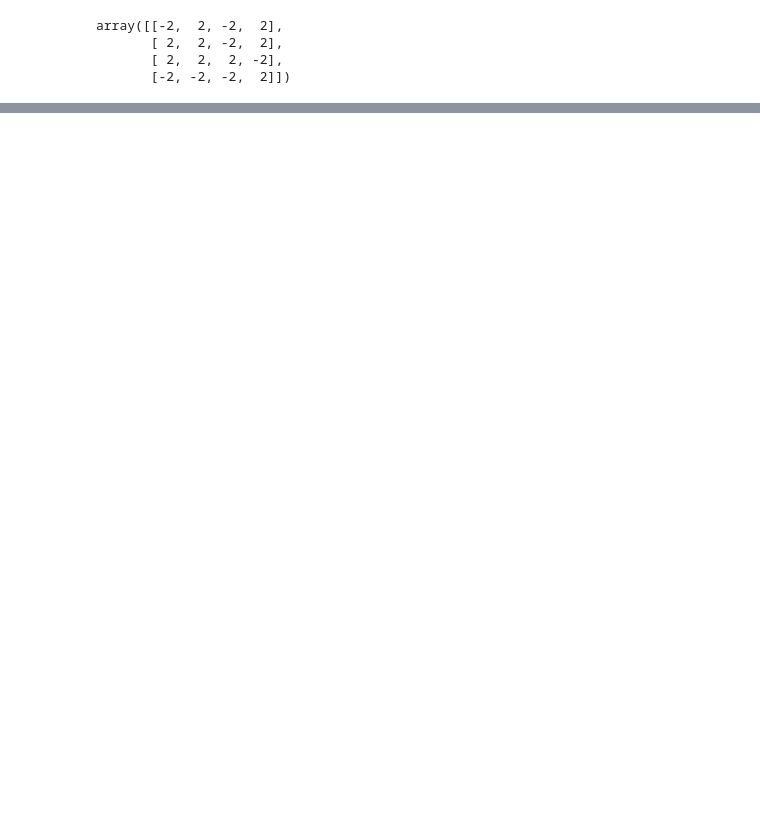
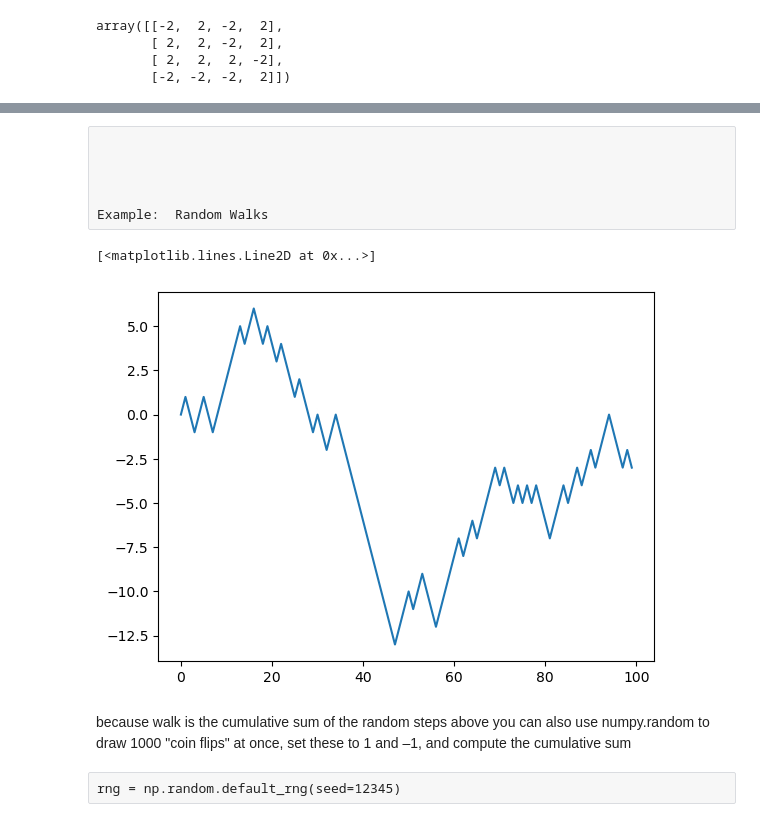
Before and after one commit to christophermccall/WesCh4-numpy, a Jupyter notebook: Chapter4WorkAlong.ipynb, the cells around one changed output, grey strips where cells are left out. Drawn from its saved outputs; the diff is of its cells as text; code cells hidden in the pictures; blank space fills up the shorter version.

```diff
--- a/Chapter4WorkAlong.ipynb
+++ b/Chapter4WorkAlong.ipynb
@@ -1184,0 +1540,24 @@ array([[-2,  2, -2,  2],
+# %% [raw]
+
+
+
+
+Example:  Random Walks
+# %%
+import random
+
+position = 0
+walk = [position]
+nsteps = 1000
+
+for _ in range(nsteps):
+    step = 1 if random.randint(0,1) else -1
+    position += step
+    walk.append(position)
+# %%
+plt.plot(walk[:100])
+# %% [output]
+[<matplotlib.lines.Line2D at 0x...>]
+[figure, added]
+# %% [markdown]
+because walk is the cumulative sum of the random steps above you can also use numpy.random to draw 1000 "coin flips" at once, set these to 1 and –1, and compute the cumulative sum
@@ -1184,0 +1566,2 @@ array([[-2,  2, -2,  2],
+# %% [raw]
+rng = np.random.default_rng(seed=12345)
```
Also changed, not shown: parts of 98 cells of this notebook, 3 other files.
